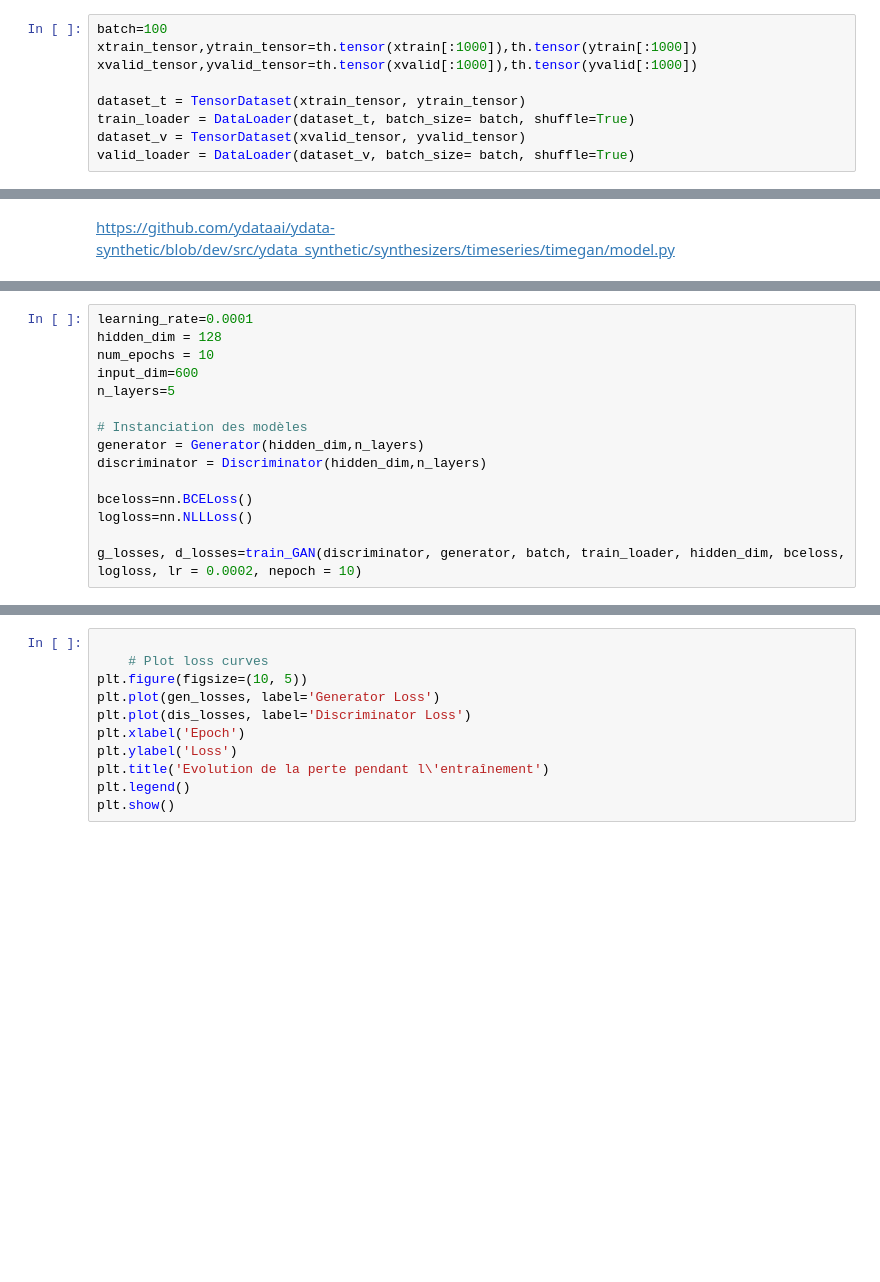
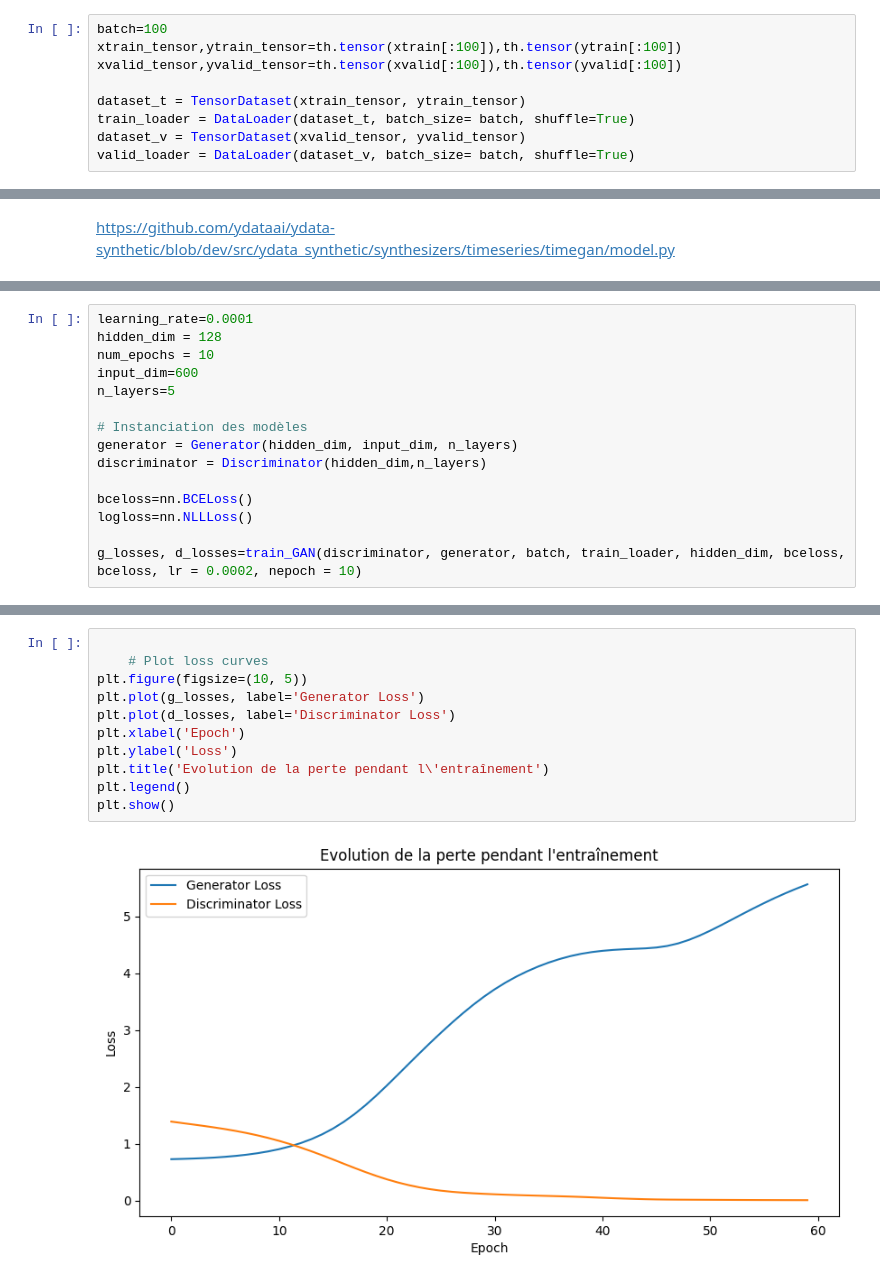
Before and after one commit to constantbourdrez/adl24-sleep-stage, a Jupyter notebook: GAN.ipynb, the cells around one changed output, grey strips where cells are left out. Cells and saved outputs as stored; diff of their text form; blank space fills up the shorter version.

```diff
--- a/GAN.ipynb
+++ b/GAN.ipynb
@@ -70,8 +70,8 @@ print(xtrain.shape)
 torch.Size([175995, 600])
 # %%
 batch=100
-xtrain_tensor,ytrain_tensor=th.tensor(xtrain[:1000]),th.tensor(ytrain[:1000])
-xvalid_tensor,yvalid_tensor=th.tensor(xvalid[:1000]),th.tensor(yvalid[:1000])
+xtrain_tensor,ytrain_tensor=th.tensor(xtrain[:100]),th.tensor(ytrain[:100])
+xvalid_tensor,yvalid_tensor=th.tensor(xvalid[:100]),th.tensor(yvalid[:100])
 
 dataset_t = TensorDataset(xtrain_tensor, ytrain_tensor)
 train_loader = DataLoader(dataset_t, batch_size= batch, shuffle=True)
@@ -173,11 +179,11 @@ input_dim=600
 n_layers=5
 
 # Instanciation des modèles
-generator = Generator(hidden_dim,n_layers)
+generator = Generator(hidden_dim, input_dim, n_layers)
 discriminator = Discriminator(hidden_dim,n_layers)
 
 bceloss=nn.BCELoss()
 logloss=nn.NLLLoss()
 
-g_losses, d_losses=train_GAN(discriminator, generator, batch, train_loader, hidden_dim, bceloss, logloss, lr = 0.0002, nepoch = 10)
+g_losses, d_losses=train_GAN(discriminator, generator, batch, train_loader, hidden_dim, bceloss, bceloss, lr = 0.0002, nepoch = 10)
 # %% [output]
@@ -186,11 +203,13 @@ ValueError: Using a target size (torch.Size([128, 1])) that is different to the
 # %%
 
     # Plot loss curves
 plt.figure(figsize=(10, 5))
-plt.plot(gen_losses, label='Generator Loss')
-plt.plot(dis_losses, label='Discriminator Loss')
+plt.plot(g_losses, label='Generator Loss')
+plt.plot(d_losses, label='Discriminator Loss')
 plt.xlabel('Epoch')
 plt.ylabel('Loss')
 plt.title('Evolution de la perte pendant l\'entraînement')
 plt.legend()
 plt.show()
+# %% [output]
+[figure, added]
```
Also changed, not shown: parts of 3 cells of this notebook.
